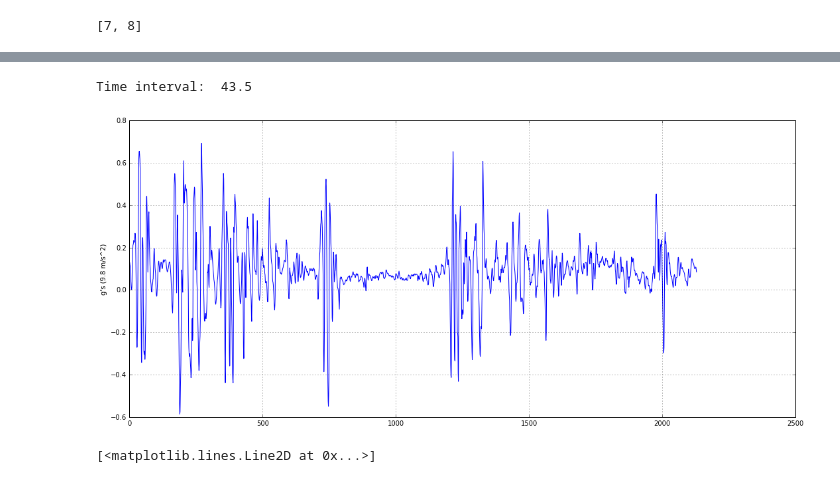
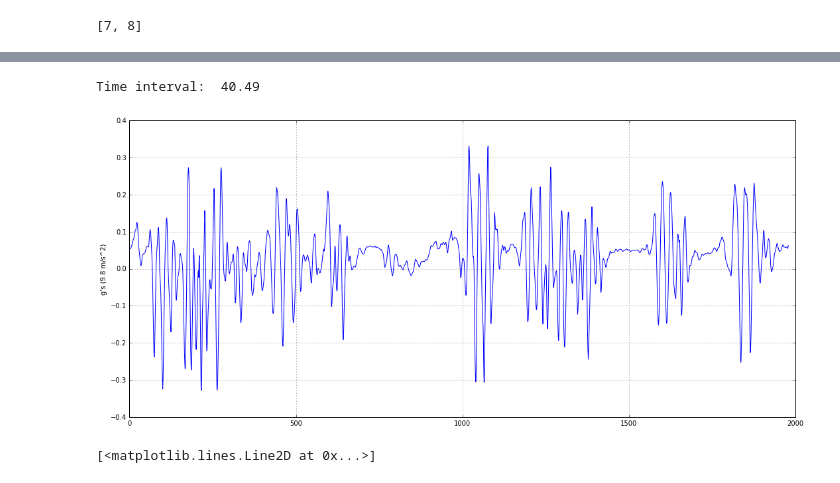
Before and after one commit to ewerlopes/phd_robogame, a Jupyter notebook: Recomposition.ipynb, the cells around one changed output, grey strips where cells are left out. Saved outputs shown, nothing was run; the diff lists cells and outputs as text; code cells hidden in the pictures.

```diff
--- a/Recomposition.ipynb
+++ b/Recomposition.ipynb
@@ -168,11 +169,13 @@ def compute_runavg_acc(data, suptitle="Running average smoothing", feature='acti
 
     plt.draw()
     return norm_dataX
-# %%
-mnormalized = compute_runavg_acc(allAccZ, N=1)
-# %% [output]
-Time interval:  43.5
-[figure, removed]
+# %%
+mnormalized = compute_runavg_acc(allAccZ, N=12)
+vect = np.array(mnormalized)
+sio.savemat('znormalized.mat', {'vect':vect})
+# %% [output]
+Time interval:  40.49
+[figure, added]
 # %%
 import online_chan_detector as oncd
 from functools import partial
```
Also changed, not shown: parts of 3 cells of this notebook, 2 other files.
